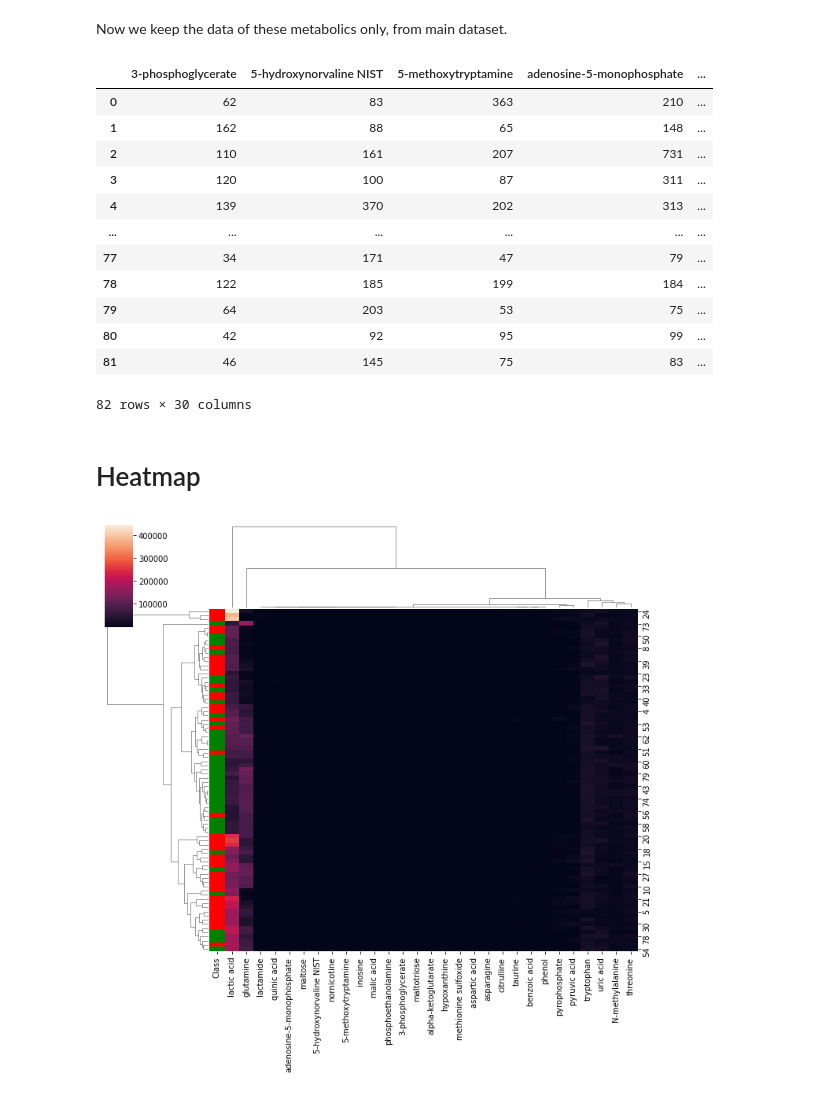
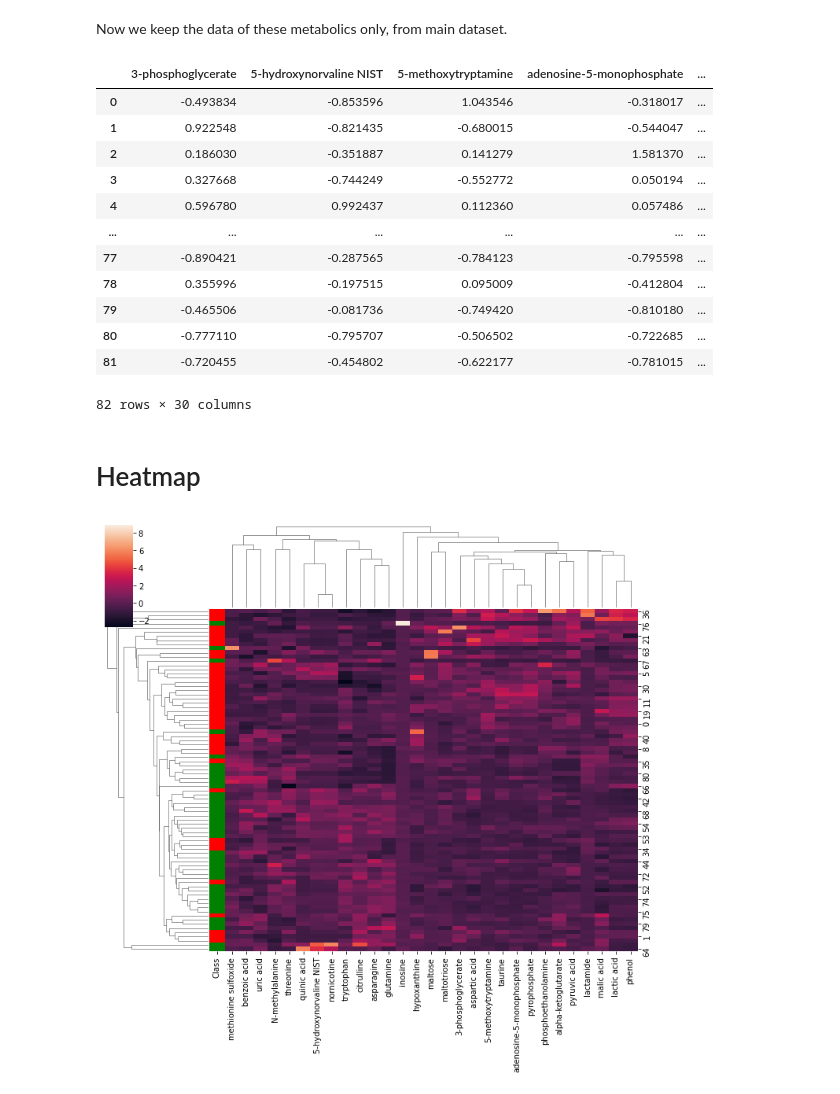
Before and after one commit to utshabkg/lung_cancer_biomarker, a Jupyter notebook: plasma/metabolic tests/plasma_test.ipynb, the cells around one changed output. Cells and saved outputs as stored; diff of their text form; code cells hidden in the pictures.

Commit message:
added standardization to data and plotted clustermap

```diff
--- a/plasma/metabolic tests/plasma_test.ipynb
+++ b/plasma/metabolic tests/plasma_test.ipynb
@@ -5,8 +5,8 @@ import pandas as pd
 %matplotlib inline
 import numpy as np
 import matplotlib.pyplot as plt
-df = pd.read_csv('/content/drive/Shareddrives/utshabkg/Dataset/plasma_processed.csv')
-df.head()
+df0 = pd.read_csv('/content/drive/Shareddrives/utshabkg/Dataset/plasma_processed.csv')
+df0.head()
 # %% [output]
 |  | Unnamed: 0 | 1_5-anhydroglucitol | 1-monostearin | 2_3-dihydroxybutanoic acid NIST | 2_4-diaminobutyric acid | ... |
 | 0 | 1 | 9483 | 103 | 101 | 963 | ... |
@@ -24,0 +23,9 @@ labels = np.reshape(df.Class.to_numpy(), (82,1))
+# %%
+from sklearn.preprocessing import StandardScaler, Normalizer, MinMaxScaler
+
+scl = StandardScaler().fit(df0.iloc[:, :-1])
+stand = scl.transform(df0.iloc[:, :-1])
+# stand
+df = pd.DataFrame(stand, columns = df0.columns[:-1])
+df = pd.concat([df, df0.iloc[:, -1]], axis=1)
+df
@@ -143,32 +164,32 @@ final_df = pd.concat([final_df, df.loc[:, 'Class']], axis=1)
 final_df
 # %% [output]
 |  | 3-phosphoglycerate | 5-hydroxynorvaline NIST | 5-methoxytryptamine | adenosine-5-monophosphate | ... |
-| 0 | 62 | 83 | 363 | 210 | ... |
-| 1 | 162 | 88 | 65 | 148 | ... |
-| 2 | 110 | 161 | 207 | 731 | ... |
-| 3 | 120 | 100 | 87 | 311 | ... |
-| 4 | 139 | 370 | 202 | 313 | ... |
+| 0 | -0.493834 | -0.853596 | 1.043546 | -0.318017 | ... |
+| 1 | 0.922548 | -0.821435 | -0.680015 | -0.544047 | ... |
+| 2 | 0.186030 | -0.351887 | 0.141279 | 1.581370 | ... |
+| 3 | 0.327668 | -0.744249 | -0.552772 | 0.050194 | ... |
+| 4 | 0.596780 | 0.992437 | 0.112360 | 0.057486 | ... |
 | ... | ... | ... | ... | ... | ... |
-| 77 | 34 | 171 | 47 | 79 | ... |
-| 78 | 122 | 185 | 199 | 184 | ... |
-| 79 | 64 | 203 | 53 | 75 | ... |
-| 80 | 42 | 92 | 95 | 99 | ... |
-| 81 | 46 | 145 | 75 | 83 | ... |
+| 77 | -0.890421 | -0.287565 | -0.784123 | -0.795598 | ... |
+| 78 | 0.355996 | -0.197515 | 0.095009 | -0.412804 | ... |
+| 79 | -0.465506 | -0.081736 | -0.749420 | -0.810180 | ... |
+| 80 | -0.777110 | -0.795707 | -0.506502 | -0.722685 | ... |
+| 81 | -0.720455 | -0.454802 | -0.622177 | -0.781015 | ... |
 82 rows × 30 columns
 # %% [markdown]
 # Heatmap
 # %%
 # Data set
 import seaborn as sns
 Class = final_df.pop("Class")
 # final_df = final_df.set_index('Metabolics')
 
 lut = dict(zip(Class.unique(), "rgb"))
 row_colors = Class.map(lut)
 # Default plot
-sns.clustermap(final_df, row_colors=row_colors)
+sns.clustermap(final_df, row_colors=row_colors, z_score=1)      #z_score->normalize, standard_cale->standardize
 
 # Show the graph
 plt.show()
 # %% [output]
-[figure, old version]
+[figure, new version]
```
Also changed, not shown: parts of 12 cells of this notebook.
